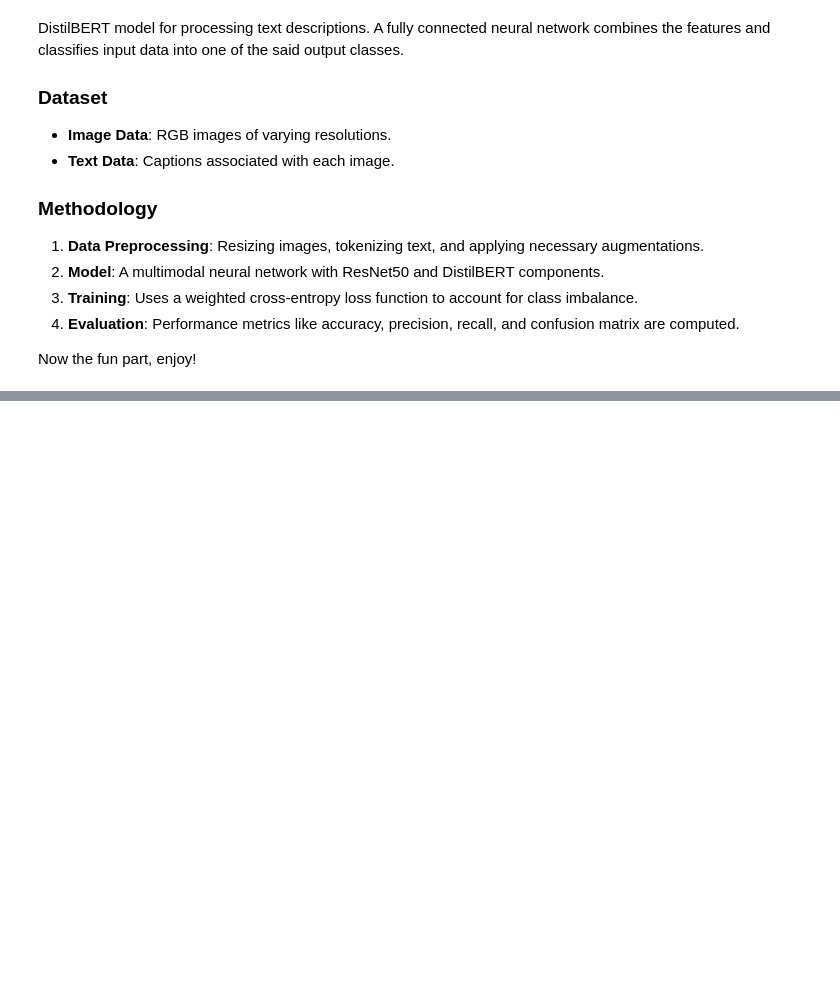
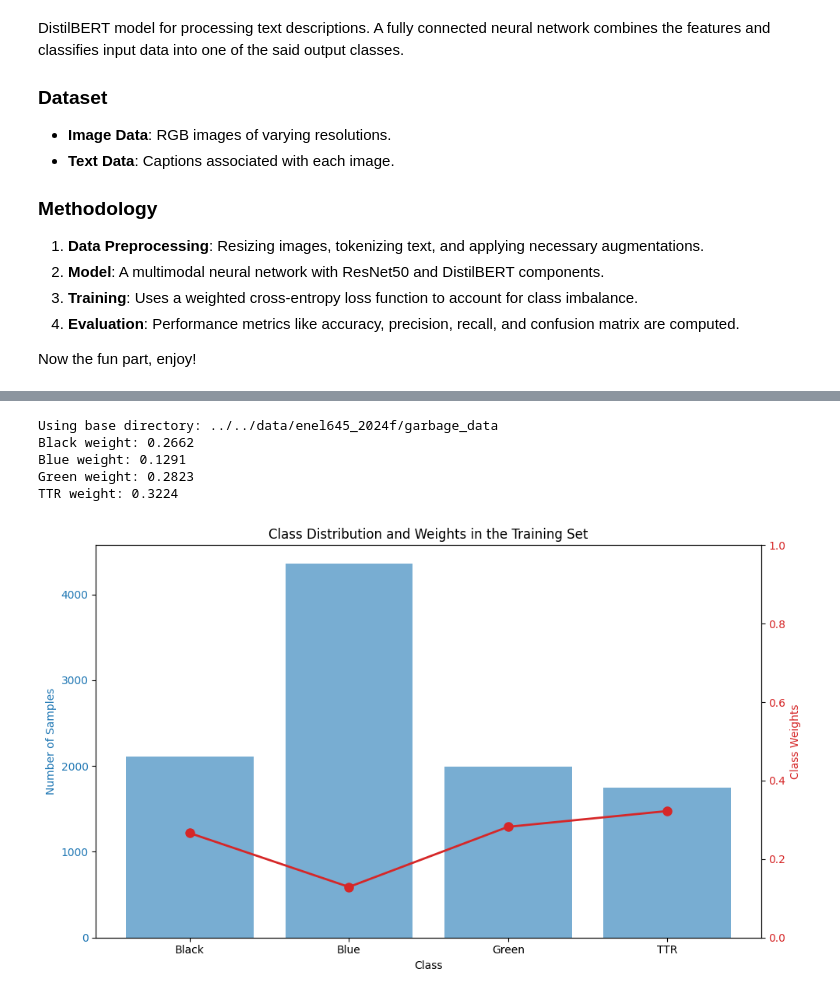
Before and after one commit to muhammad-mahajna/garbage_classification, a Jupyter notebook: model_notebook.ipynb, the cells around one changed output, grey strips where cells are left out. Saved outputs shown, nothing was run; the diff lists cells and outputs as text; code cells hidden in the pictures; blank space fills up the shorter version.

```diff
--- a/model_notebook.ipynb
+++ b/model_notebook.ipynb
@@ -283,16 +286,12 @@ def get_image_transforms(image_size=(224, 224)):
     ])
 
 # Calculate class weights using inverse frequency to handle class imbalance
-def calculate_class_weights(train_dir, label_map):
-    class_counts = np.zeros(len(label_map), dtype=np.int32)
-    for label_name, label_idx in label_map.items():
-        folder_path = os.path.join(train_dir, label_name)
-        if os.path.isdir(folder_path):
-            class_counts[label_idx] = len([f for f in os.listdir(folder_path) if f.lower().endswith(('.png', '.jpg', '.jpeg'))])
-
+def calculate_class_weights(train_labels, num_classes=4):
+    class_counts = np.bincount(train_labels, minlength=num_classes)
     class_weights = 1.0 / class_counts
     class_weights = class_weights / class_weights.sum()  # Normalize (sum to 1)
-    return class_weights
+    class_weights = torch.tensor(class_weights , dtype=torch.float32).to(device)
+    return class_weights, class_counts
 
 # Usage - Get the base directory and start working
 base_dir = detect_base_directory()
@@ -331,7 +330,7 @@ val_loader   = DataLoader(val_dataset, batch_size=batch_size, shuffle=False, num
 test_loader  = DataLoader(test_dataset, batch_size=2*batch_size, shuffle=False, num_workers=nworkers, pin_memory=True) # This does not change the time but it might reduce the overhead
 
 # Calculate class weights for loss function and move to device
-class_weights = torch.tensor((np.array([1.5, 1, 1, 1.5]) * calculate_class_weights(train_dir, label_map) * 4/5), dtype=torch.float32).to(device)
+class_weights, class_counts = calculate_class_weights(train_labels, num_classes=len(label_map))
 
 # Print class weights
 for class_name, weight in zip(label_map.keys(), class_weights):
@@ -339,35 +338,41 @@ for class_name, weight in zip(label_map.keys(), class_weights):
 
 # Plotting class distribution and weights for visualization
 class_names = list(label_map.keys())
-class_counts = np.array([len(os.listdir(os.path.join(train_dir, name))) for name in class_names])
 
 fig, ax1 = plt.subplots(figsize=(10, 6))
 
 # Bar plot for class counts
 color = 'tab:blue'
 ax1.set_xlabel('Class')
 ax1.set_ylabel('Number of Samples', color=color)
 ax1.bar(class_names, class_counts, color=color, alpha=0.6)
 ax1.tick_params(axis='y', labelcolor=color)
 
 # Create a second y-axis for class weights
 ax2 = ax1.twinx()
 color = 'tab:red'
 ax2.set_ylabel('Class Weights', color=color)
 ax2.plot(class_names, class_weights.cpu().numpy(), color=color, marker='o', linestyle='-', linewidth=2, markersize=8)
 ax2.tick_params(axis='y', labelcolor=color)
 ax2.set_ylim(0, 1)
 
 # Add plot title
 plt.title('Class Distribution and Weights in the Training Set')
 
 # Show plot
 plt.tight_layout()
 plt.show()
 
 # As seen in the following plot, there is a significant imbalance in class distributions,
 # as shown by the Blue class having almost double the number of samples compared to other classes,
 # using class weights is crucial to prevent the model from being biased towards the majority class.
+# %% [output]
+Using base directory: ../../data/enel645_2024f/garbage_data
+Black weight: 0.2662
+Blue weight: 0.1291
+Green weight: 0.2823
+TTR weight: 0.3224
+[figure, added]
 # %%
 
 # Define the multimodal model combining ResNet50 (image) and DistilBERT (text)
```
Also changed, not shown: parts of 7 cells of this notebook.
